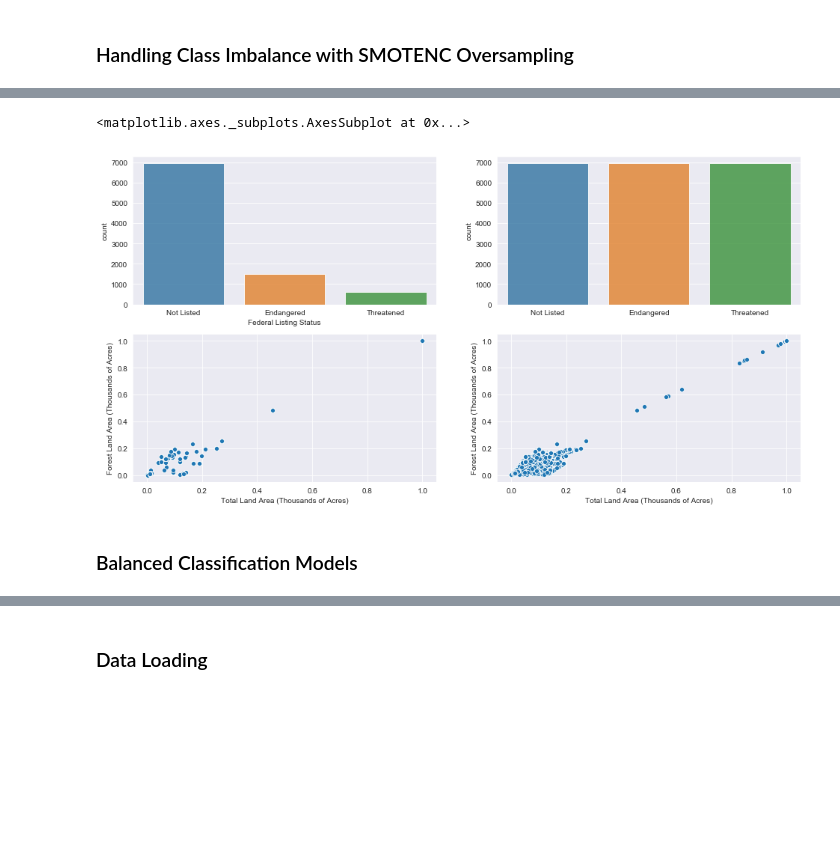
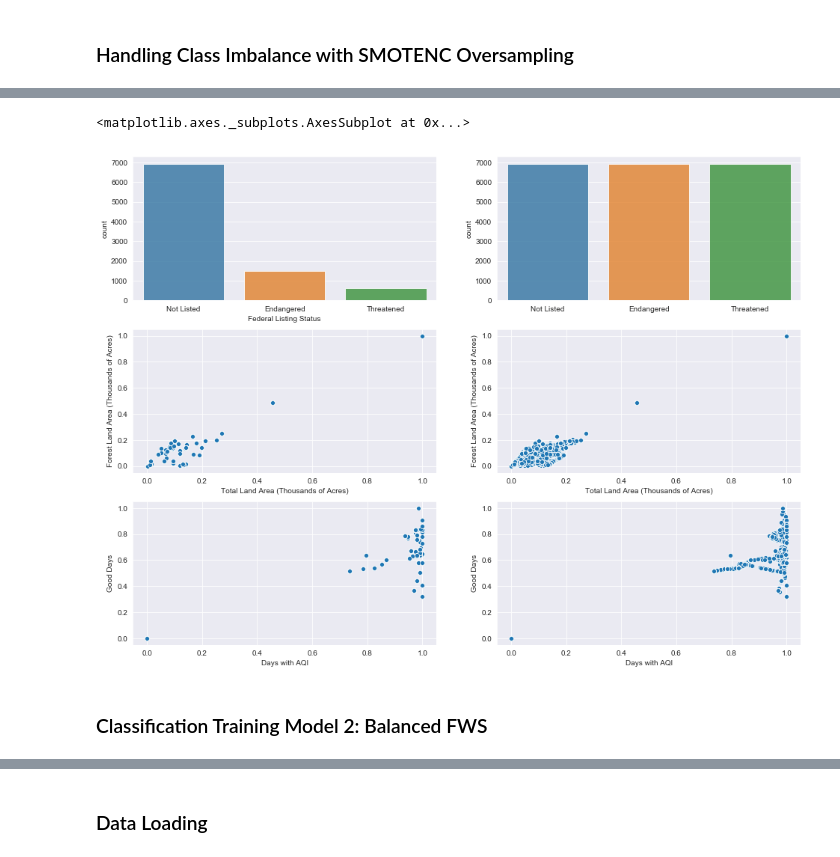
Before and after one commit to acdick/endangered_species_classification, a Jupyter notebook: Source/06_Classification_Modeling.ipynb, the cells around one changed output, grey strips where cells are left out. Drawn from its saved outputs; the diff is of its cells as text; code cells hidden in the pictures; blank space fills up the shorter version.

Commit message:
ran test pipeline of classification models

```diff
--- a/Source/06_Classification_Modeling.ipynb
+++ b/Source/06_Classification_Modeling.ipynb
@@ -467,16 +296,19 @@ X_train_smote.describe()
 8 rows × 45 columns
 # %%
 # plot comparison of unbalanced and balanced training sets
-fig, axes = plt.subplots(3, 2, figsize=(16,8))
+fig, axes = plt.subplots(3, 2, figsize=(16,12))
 
 sns.countplot(y_train,       order=y_train.value_counts().index, alpha=0.8, ax = axes[0,0])
 sns.countplot(y_train_smote, order=y_train.value_counts().index, alpha=0.8, ax = axes[0,1])
 
 sns.scatterplot(x=X_train.columns[0],       y=X_train.columns[1],       data=X_train,       ax = axes[1,0])
 sns.scatterplot(x=X_train_smote.columns[0], y=X_train_smote.columns[1], data=X_train_smote, ax = axes[1,1])
+
+sns.scatterplot(x=X_train.columns[2],       y=X_train.columns[3],       data=X_train,       ax = axes[2,0])
+sns.scatterplot(x=X_train_smote.columns[2], y=X_train_smote.columns[3], data=X_train_smote, ax = axes[2,1])
 # %% [output]
 <matplotlib.axes._subplots.AxesSubplot at 0x...>
-[figure, old version]
+[figure, new version]
-# %% [markdown]
-### Balanced Classification Models
+# %% [markdown]
+### Classification Training Model 2: Balanced FWS
 # %%
```
Also changed, not shown: parts of 28 cells of this notebook, 10 other files.
